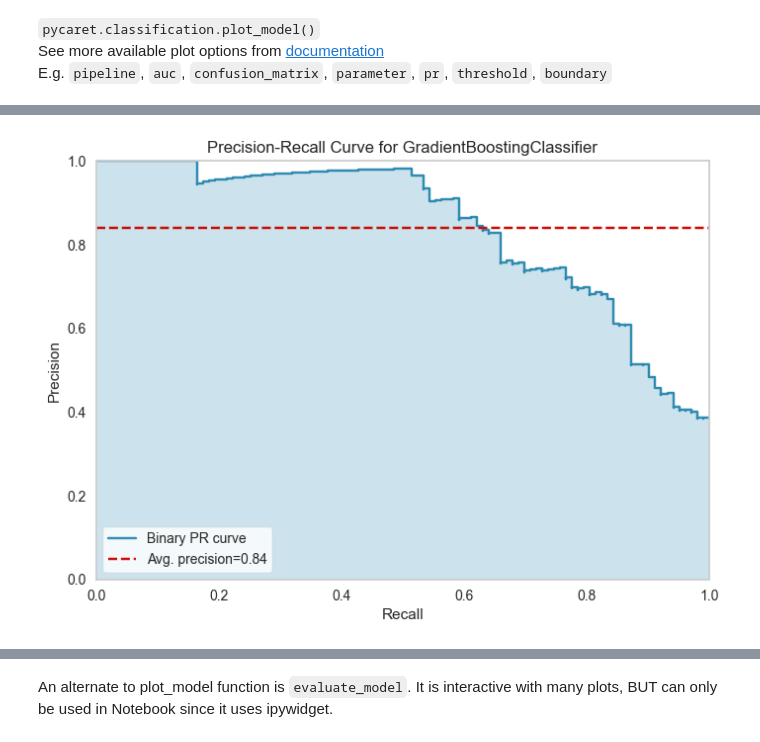
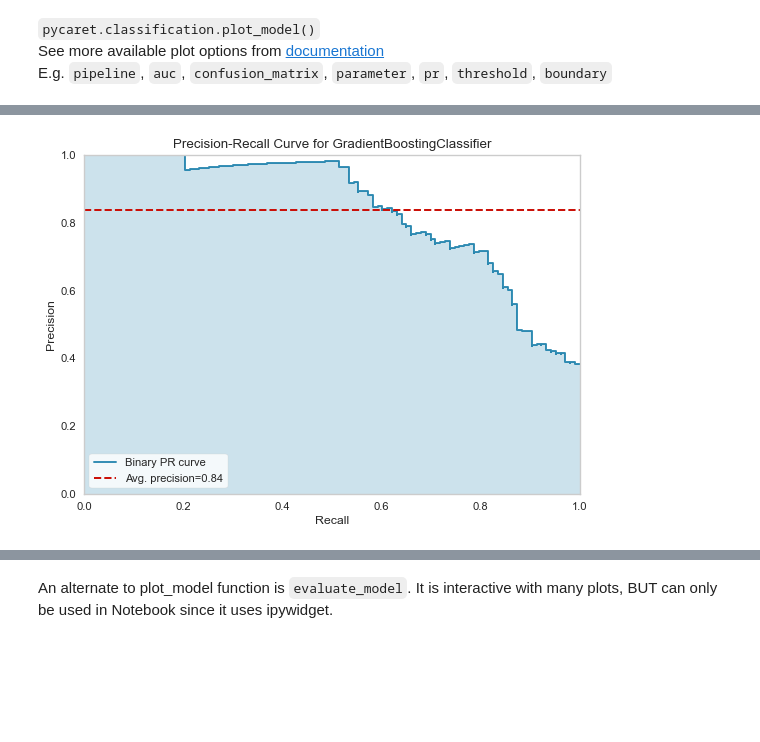
Before and after one commit to torhaa1/Kaggle_Titanic, a Jupyter notebook: 2_pycaret_test.ipynb, the cells around one changed output, grey strips where cells are left out. Drawn from its saved outputs; the diff is of its cells as text; code cells hidden in the pictures; blank space fills up the shorter version.

Commit message:
finished 3 pycaret models

```diff
--- a/2_pycaret_test.ipynb
+++ b/2_pycaret_test.ipynb
@@ -204,10 +188,10 @@ See more available plot options from [documentation](https://pycaret.readthedocs
 E.g. `pipeline`, `auc`, `confusion_matrix`, `parameter`, `pr`, `threshold`,  `boundary`
 # %%
 # plot AUC
-plot_model(best, plot = 'pr')
+plot_model(best, plot = 'pr', scale=0.8)
 # %% [output]
 [interactive output not drawn]
-[figure, old version]
+[figure, new version]
 # %%
 # plot feature importance
 plot_model(best, plot = 'feature')
```
Also changed, not shown: parts of 33 cells of this notebook, 3 other files.
